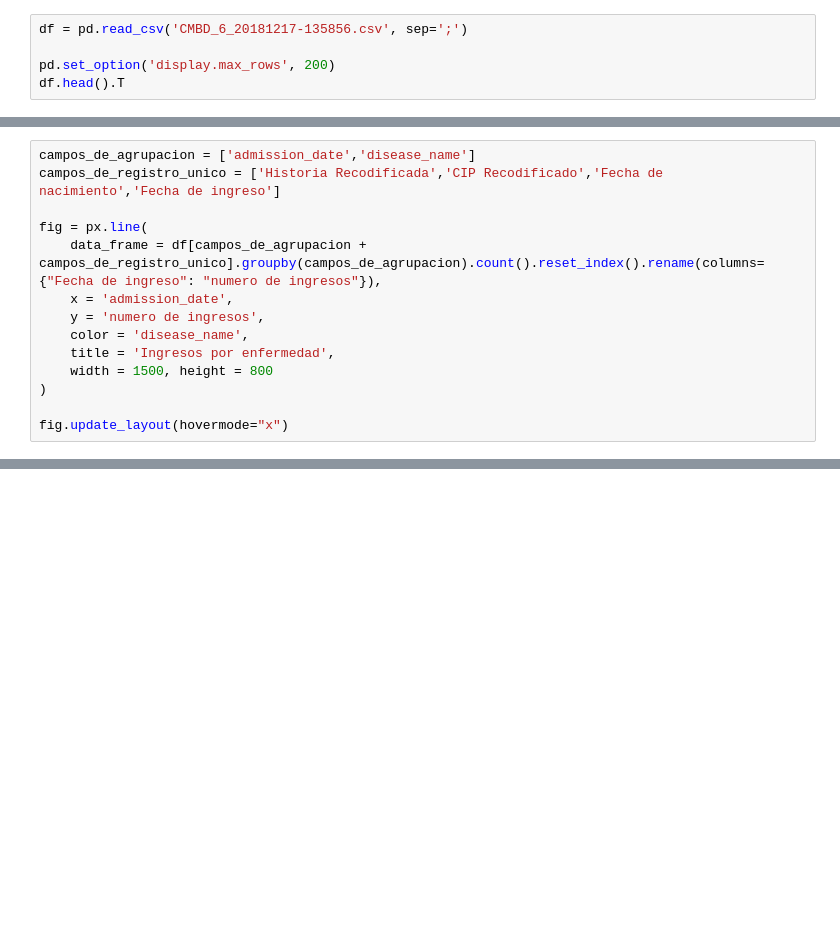
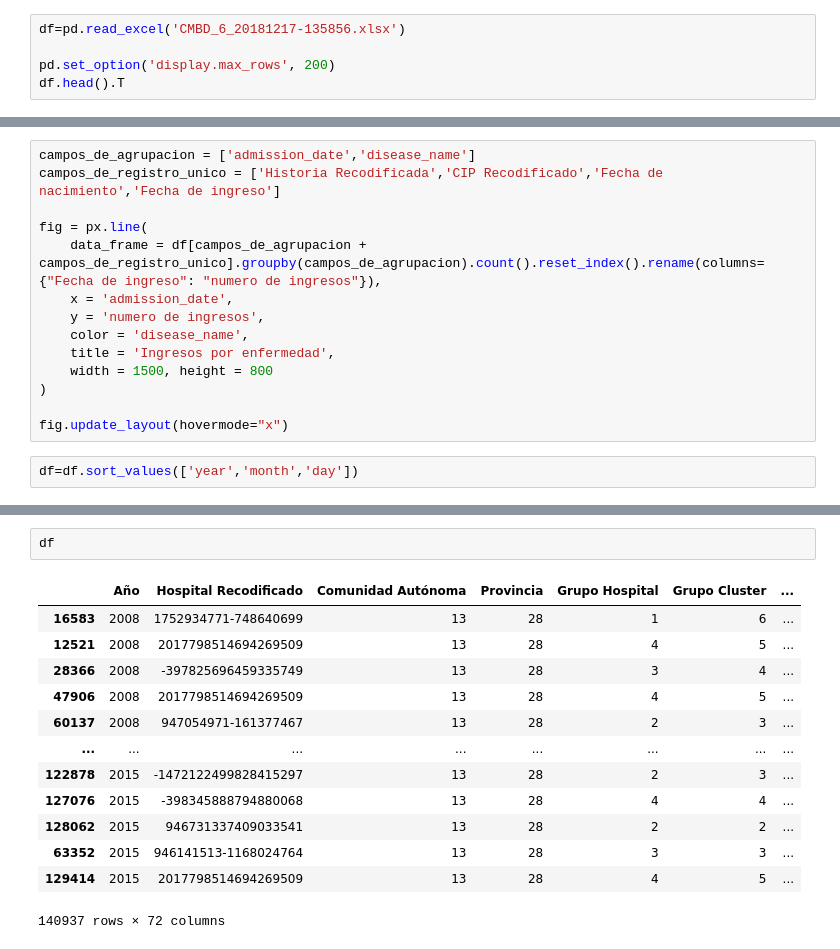
Before and after one commit to carlosgomezgil99/TFM, a Jupyter notebook: data/Asignacion de enfermedades segun diagnostico.ipynb, the cells around one changed output, grey strips where cells are left out. Cells and saved outputs as stored; diff of their text form; blank space fills up the shorter version.

```diff
--- a/data/Asignacion de enfermedades segun diagnostico.ipynb
+++ b/data/Asignacion de enfermedades segun diagnostico.ipynb
@@ -4,7 +4,7 @@ Importamos el dataset de hospitalizaciones
 import pandas as pd
 import plotly.express as px
 # %%
-df = pd.read_csv('CMBD_6_20181217-135856.csv', sep=';')
+df=pd.read_excel('CMBD_6_20181217-135856.xlsx')
 
 pd.set_option('display.max_rows', 200)
 df.head().T
@@ -352,3 +351,5 @@ fig = px.line(
 )
 
 fig.update_layout(hovermode="x")
+# %%
+df=df.sort_values(['year','month','day'])
@@ -354,0 +363,16 @@ fig.update_layout(hovermode="x")
+# %%
+df
+# %% [output]
+|  | Año | Hospital Recodificado | Comunidad Autónoma | Provincia | Grupo Hospital | Grupo Cluster | ... |
+| 16583 | 2008 | 1752934771-748640699 | 13 | 28 | 1 | 6 | ... |
+| 12521 | 2008 | 2017798514694269509 | 13 | 28 | 4 | 5 | ... |
+| 28366 | 2008 | -397825696459335749 | 13 | 28 | 3 | 4 | ... |
+| 47906 | 2008 | 2017798514694269509 | 13 | 28 | 4 | 5 | ... |
+| 60137 | 2008 | 947054971-161377467 | 13 | 28 | 2 | 3 | ... |
+| ... | ... | ... | ... | ... | ... | ... | ... |
+| 122878 | 2015 | -1472122499828415297 | 13 | 28 | 2 | 3 | ... |
+| 127076 | 2015 | -398345888794880068 | 13 | 28 | 4 | 4 | ... |
+| 128062 | 2015 | 946731337409033541 | 13 | 28 | 2 | 2 | ... |
+| 63352 | 2015 | 946141513-1168024764 | 13 | 28 | 3 | 3 | ... |
+| 129414 | 2015 | 2017798514694269509 | 13 | 28 | 4 | 5 | ... |
+140937 rows × 72 columns
```
Also changed, not shown: parts of 4 cells of this notebook, 3 other files.
